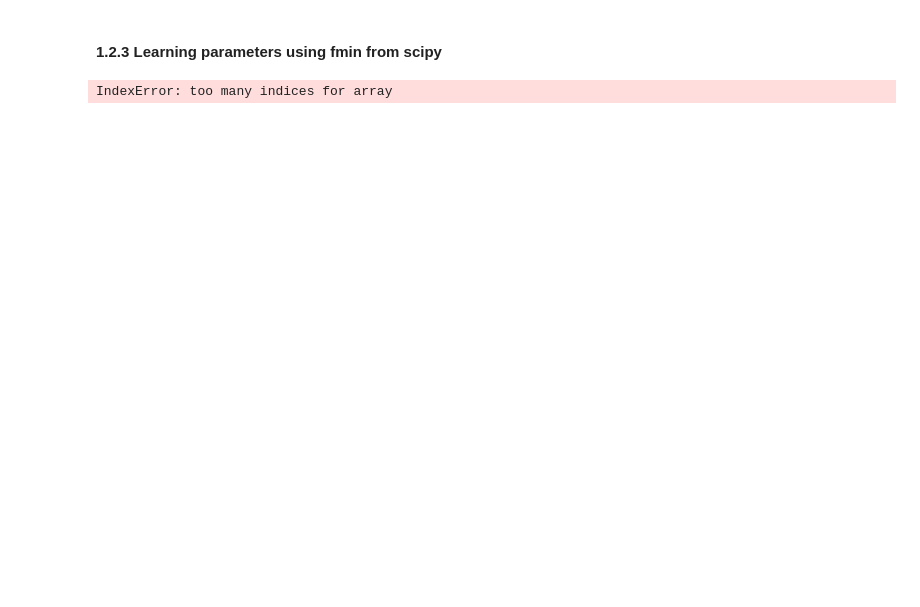
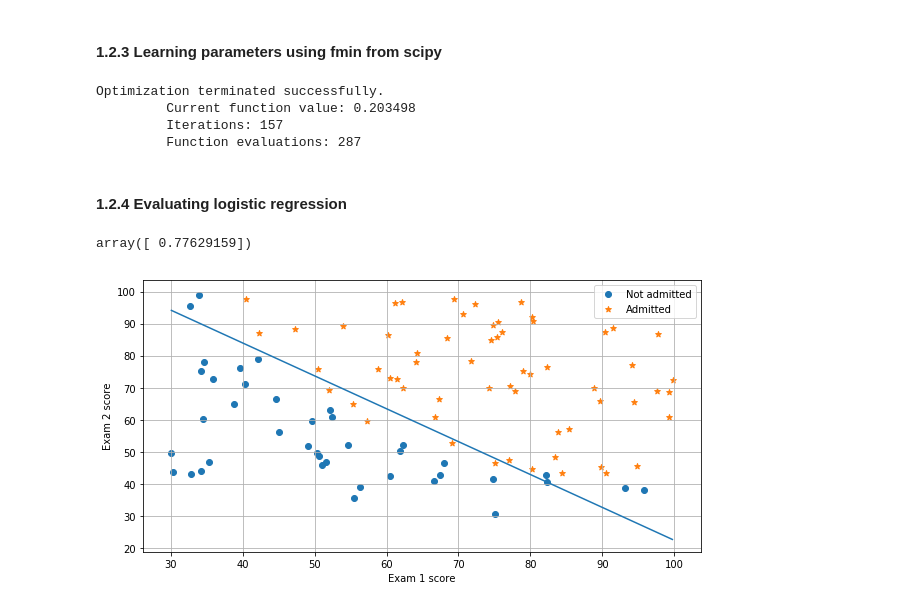
Before and after one commit to fqwerty/logicstic-regression, a Jupyter notebook: logistic_regression.ipynb, the cells around one changed output. Drawn from its saved outputs; the diff is of its cells as text; code cells hidden in the pictures; blank space fills up the shorter version.

```diff
--- a/logistic_regression.ipynb
+++ b/logistic_regression.ipynb
@@ -56,7 +64,7 @@ from scipy.special import expit
 #def h(z):
 #    return 1/(1+np.exp(-z))
 
-def h(x, theta):
+def h(theta,x):
     return expit(x.dot(theta))
 
 fig, axes = plt.subplots(figsize = (10,6))
@@ -88,10 +117,53 @@ J(x,y,theta) #calculate initial cost
 # %%
 from scipy import optimize
 
-def optimizeTheta(theta,x,y):
-    result = optimize.fmin(J,x0=theta, args=(x,y),maxiter = 400, full_output=True)
-    return result[0],result[1]
+def optimizeTheta(mytheta,myX,myy,mylambda=0.):
+    result = optimize.fmin(computeCost, x0=mytheta, args=(myX, myy, mylambda), maxiter=400, full_output=True)
+    return result[0], result[1]
 
-theta, mincost = optimizeTheta(theta,x,y)
+
+theta, mincost = optimizeTheta(initial_theta,X,y)
+#That's pretty cool. Black boxes ftw
 # %% [output]
-IndexError: too many indices for array
+Optimization terminated successfully.
+         Current function value: 0.203498
+         Iterations: 157
+         Function evaluations: 287
+# %% [markdown]
+<h4> 1.2.4 Evaluating logistic regression </h4>
+# %%
+#For a student with an Exam 1 score
+#of 45 and an Exam 2 score of 85, you should expect to see an admission
+#probability of 0.776.
+testStudentX = np.array([[1,45,85]])
+h(theta, testStudentX)
+# %% [output]
+array([ 0.77629159])
+# %%
+# find x1 and x2 values that makes x.dot(theta) = 0
+# if h = theta0 + theta1*x1 + theta2*x2 = 0 then x2 = ?
+x1 = x[:,1]
+x2 = x[:,2]
+x1range = np.arange(x1.min(), x1.max(), .1)
+x2range = -(theta[0]+theta[1]*x1range)/theta[2]
+
+
+fig, axes = plt.subplots(figsize=(10,5))
+axes.plot(x1range,x2range)
+
+# visualizeData() function's code
+admittionResults = itemsMatrix[2]
+negativeIndices = admittionResults == 0
+positiveIndices = admittionResults == 1
+
+posx = itemsMatrix[:-1,positiveIndices]
+negx = itemsMatrix[:-1, negativeIndices]
+
+axes.scatter(negx[0], negx[1], marker='o', label='Not admitted')
+axes.scatter(posx[0], posx[1], marker='*', label='Admitted')
+axes.set_xlabel('Exam 1 score')
+axes.set_ylabel('Exam 2 score')
+axes.grid(True)
+g = axes.legend() #g = garbage
+# %% [output]
+[figure, added]
```
Also changed, not shown: parts of 4 cells of this notebook.
